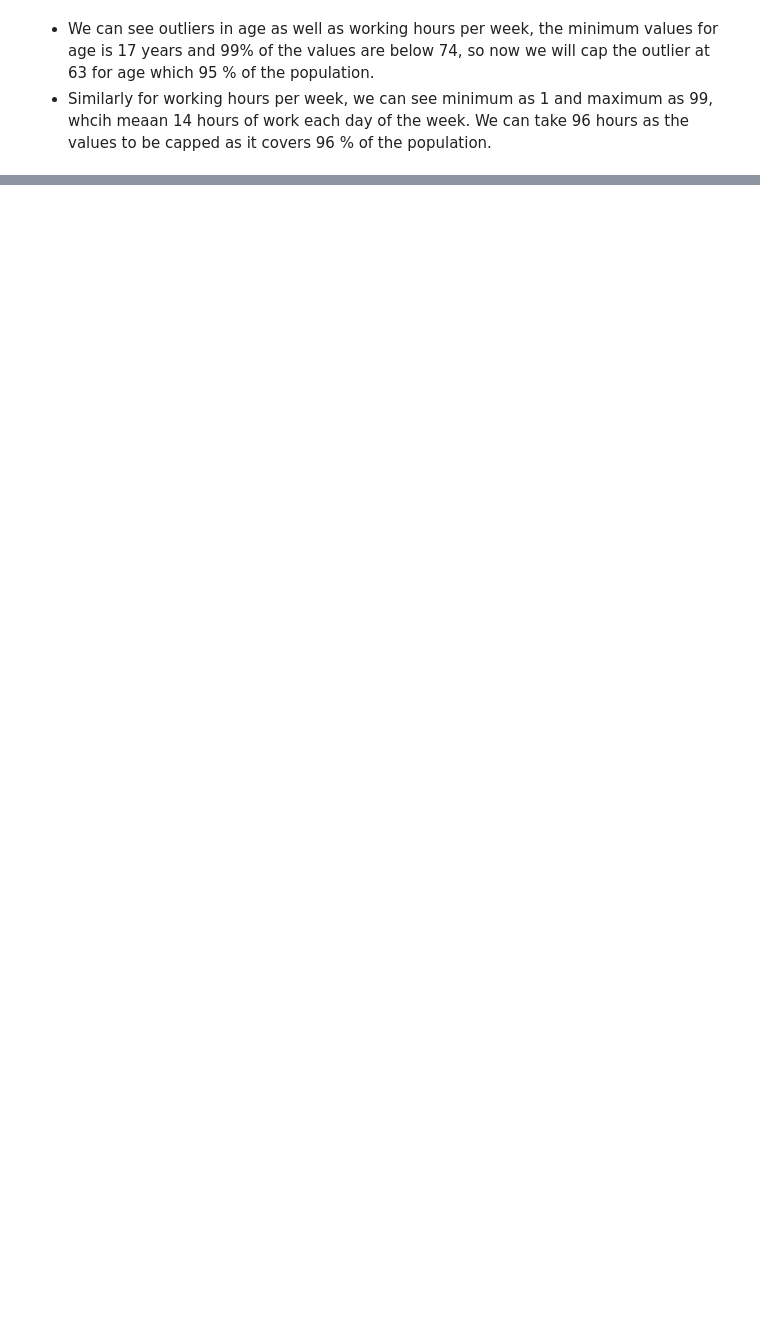
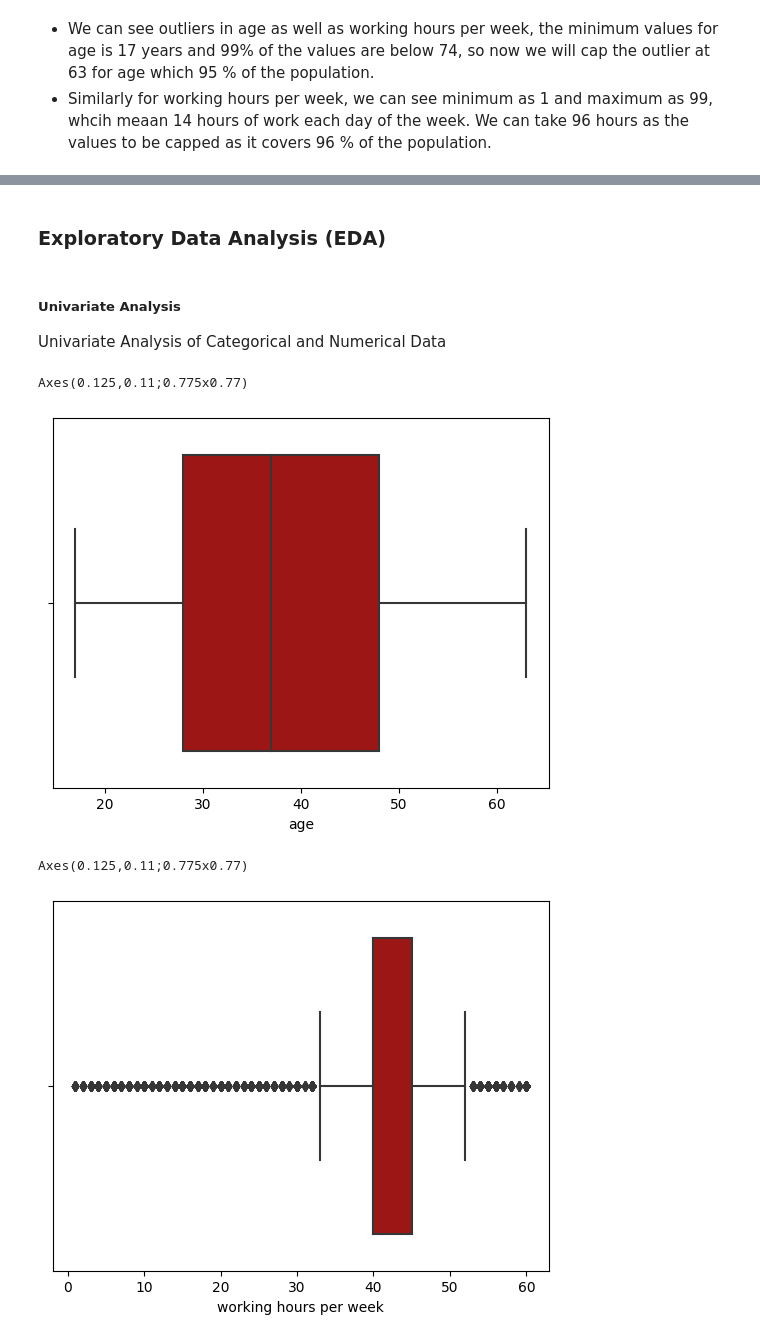
Before and after one commit to nikhil4859/Logistic-Regression, a Jupyter notebook: Salary_Prediction _Data.ipynb, the cells around one changed output, grey strips where cells are left out. Cells and saved outputs as stored; diff of their text form; code cells hidden in the pictures; blank space fills up the shorter version.

```diff
--- a/Salary_Prediction _Data.ipynb
+++ b/Salary_Prediction _Data.ipynb
@@ -314,0 +312,18 @@ df['working hours per week'] = np.where(df['working hours per week']>df['working
+# %% [markdown]
+### Exploratory Data Analysis (EDA)
+# %%
+Pallete1 = ["#b30000", "#7c1158", "#4421af", "#1a53ff", "#0d88e6", "#00b7c7", "#5ad45a", "#8be04e", "#ebdc78"]
+# %%
+sns.set_palette(Pallete1)
+# %% [markdown]
+##### Univariate Analysis
+Univariate Analysis of Categorical and Numerical Data
+# %%
+for i in df.select_dtypes(include = 'float'):
+    print(sns.boxplot(x = df[i]))
+    plt.show()
+# %% [output]
+Axes(0.125,0.11;0.775x0.77)
+[figure, added]
+Axes(0.125,0.11;0.775x0.77)
+[figure, added]
```
Also changed, not shown: parts of 4 cells of this notebook.
